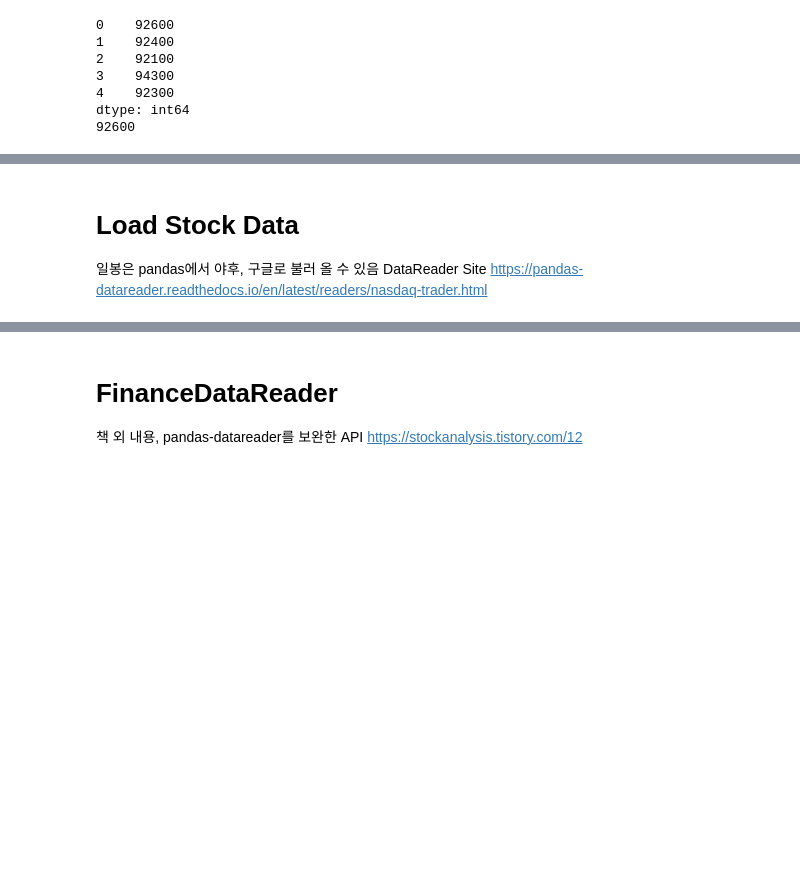
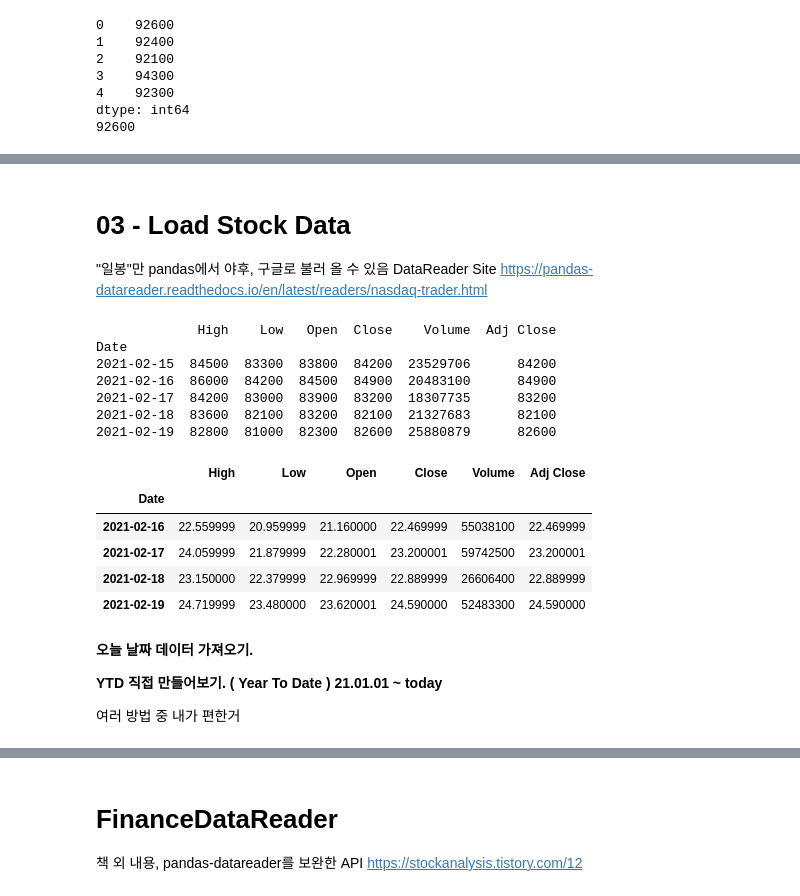
Before and after one commit to you9222/Digital_Finance, a Jupyter notebook: Pandas.ipynb, the cells around one changed output, grey strips where cells are left out. Cells and saved outputs as stored; diff of their text form; code cells hidden in the pictures; blank space fills up the shorter version.

```diff
--- a/Pandas.ipynb
+++ b/Pandas.ipynb
@@ -94,12 +141,42 @@ for k_values in kakao_2.values :
 # %% [markdown]
-# Load Stock Data
+# 03 - Load Stock Data
 
-일봉은 pandas에서 야후, 구글로 불러 올 수 있음
+"일봉"만 pandas에서 야후, 구글로 불러 올 수 있음
 DataReader Site
 https://pandas-datareader.readthedocs.io/en/latest/readers/nasdaq-trader.html
 # %%
 import pandas_datareader.data as web      # web상에 데이터를 DataFrame 객체로 저장
-import datetime     # 날짜를 편리하게 표한하는 모듈
+import datetime     # 날짜를 편리하게 표한하는 모듈 / 2,3 같은건 02, 03으로 표시 X
 
-start = datetime.datetime(2021, 2, 19)
-end = datetime.datetime(2021, 3, 4)
+#start = datetime.datetime(2021, 1, 4)
+start = datetime.datetime(2021, 2, 15)
+end = datetime.datetime(2021, 2, 19)
+
+
+Samsung = web.DataReader('005930.KS', 'yahoo', start, end)    # KOSPI '종목코드.KS'
+
+CCL = web.DataReader('CCL', 'yahoo', start, end)              # NASDAQ 'TICKER'
+
+print(Samsung)  # Adj Close == 조정 종가 :  유상/무상증자, 액면분할 등을 고려한 가격
+# Samsung
+CCL
+# %% [output]
+             High    Low   Open  Close    Volume  Adj Close
+Date
+2021-02-15  84500  83300  83800  84200  23529706      84200
+2021-02-16  86000  84200  84500  84900  20483100      84900
+2021-02-17  84200  83000  83900  83200  18307735      83200
+2021-02-18  83600  82100  83200  82100  21327683      82100
+2021-02-19  82800  81000  82300  82600  25880879      82600
+|  | High | Low | Open | Close | Volume | Adj Close |
+| Date |  |  |  |  |  |  |
+| 2021-02-16 | 22.559999 | 20.959999 | 21.160000 | 22.469999 | 55038100 | 22.469999 |
+| 2021-02-17 | 24.059999 | 21.879999 | 22.280001 | 23.200001 | 59742500 | 23.200001 |
+| 2021-02-18 | 23.150000 | 22.379999 | 22.969999 | 22.889999 | 26606400 | 22.889999 |
+| 2021-02-19 | 24.719999 | 23.480000 | 23.620001 | 24.590000 | 52483300 | 24.590000 |
+# %% [markdown]
+**오늘 날짜 데이터 가져오기.**
+
+**YTD 직접 만들어보기. ( Year To Date ) 21.01.01 ~ today**
+
+여러 방법 중 내가 편한거
```
Also changed, not shown: parts of 18 cells of this notebook.
